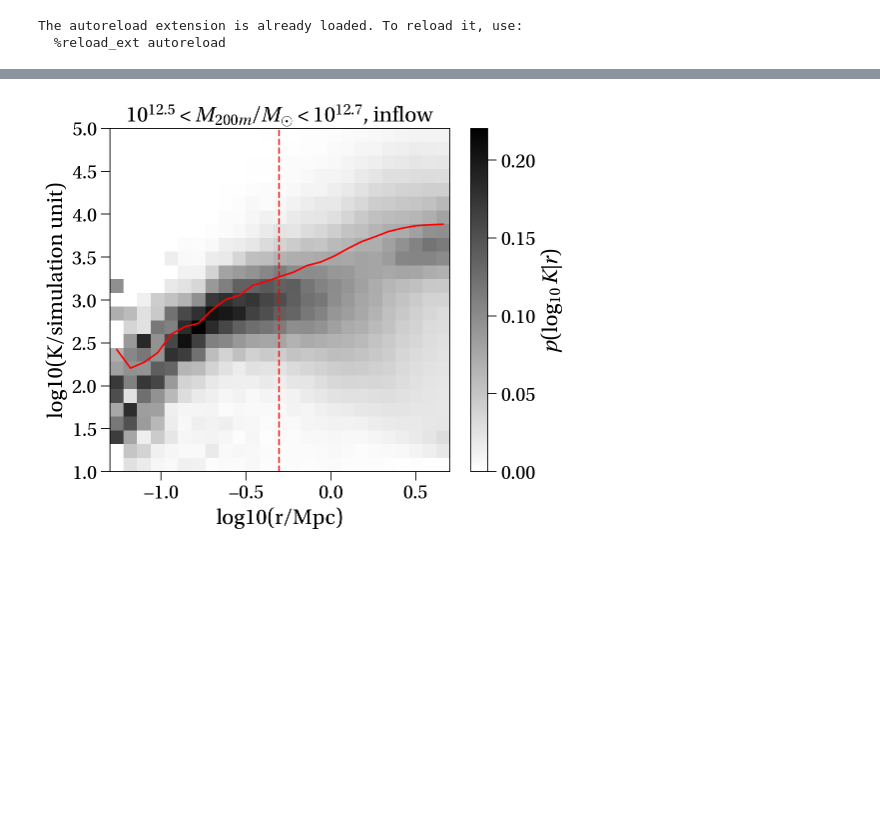
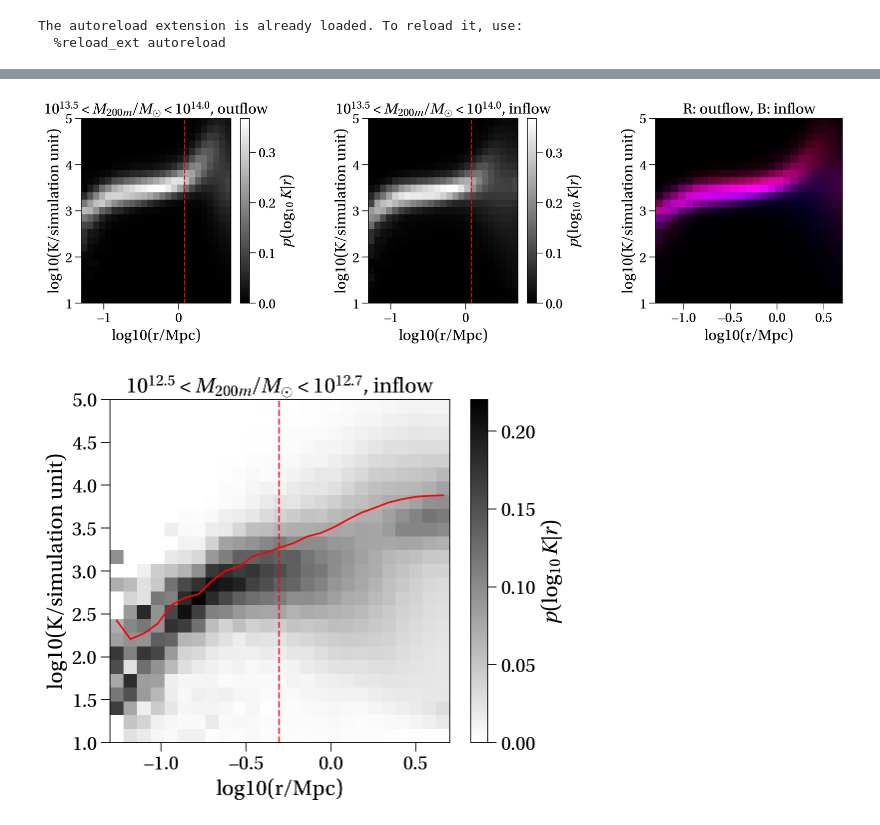
Before and after one commit to apontzen/flamingo_tangos_properties, a Jupyter notebook: entropy-spread-plots.ipynb, the cells around one changed output, grey strips where cells are left out. Saved outputs shown, nothing was run; the diff lists cells and outputs as text; code cells hidden in the pictures; blank space fills up the shorter version.

```diff
--- a/entropy-spread-plots.ipynb
+++ b/entropy-spread-plots.ipynb
@@ -110,3 +114,7 @@ p.tight_layout()
+# %%
+make_mass_stacked_entropy_radius_histogram(M_min=13.5, M_max=14.0)
+# %% [output]
+[figure, added]
 # %%
 fa.make_entropy_radius_stack(normed=True, restriction='inflow', M_min=12.5, M_max=12.7)
 # %% [output]
```
Also changed, not shown: parts of 5 cells of this notebook, 2 other files.
